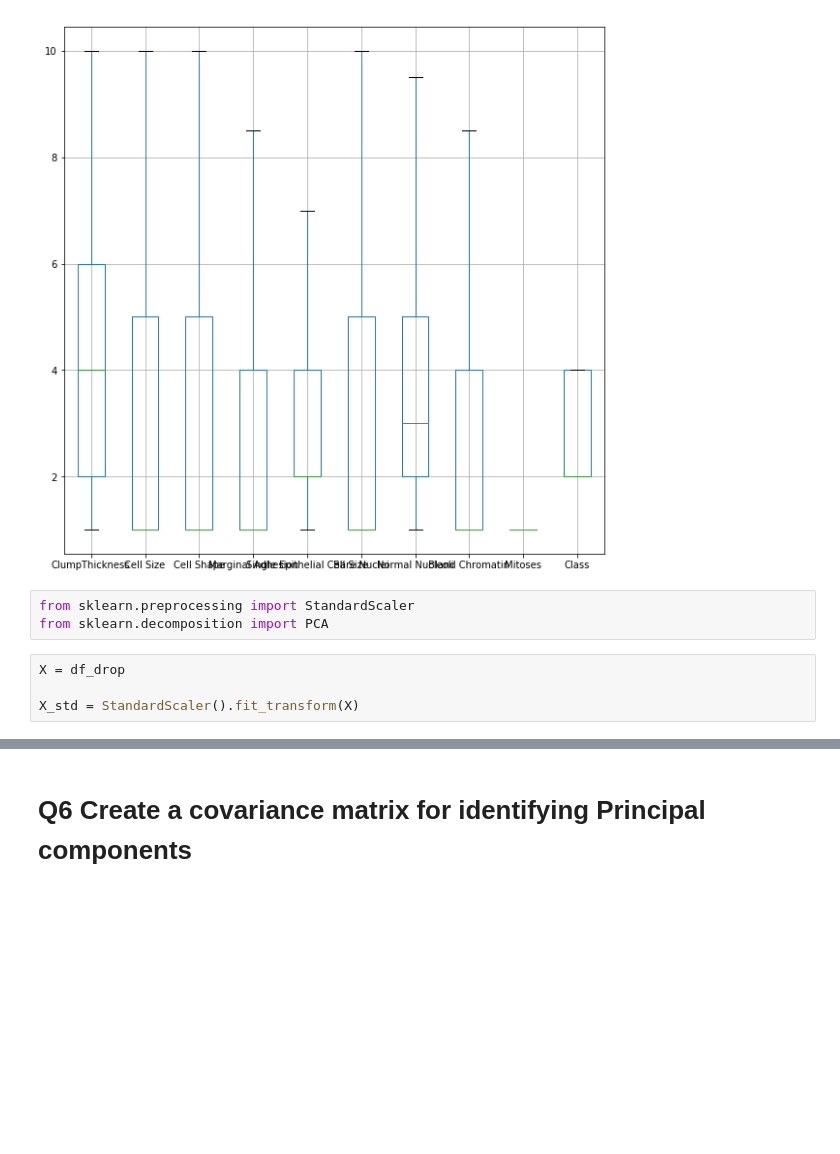
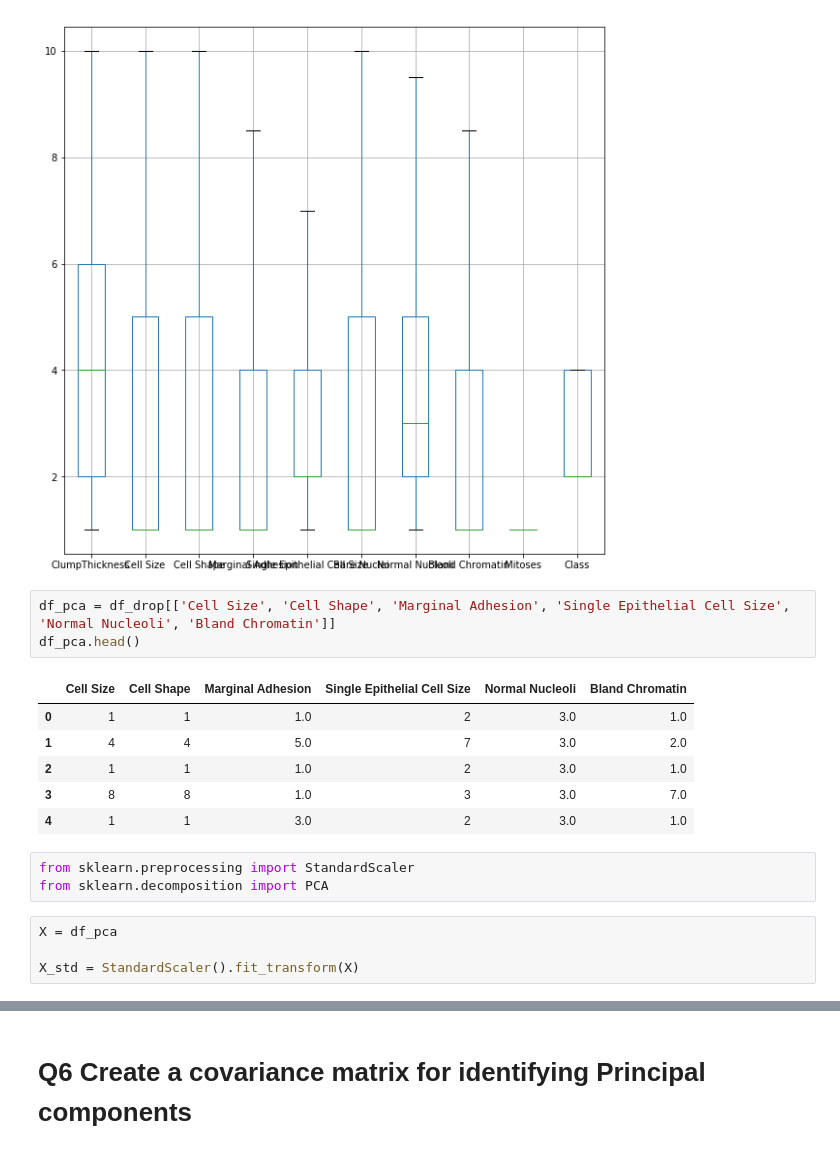
Before and after one commit to GreatLearningAIML1/pune-july19-batch-meet9426, a Jupyter notebook: R5_Internal_Lab_PCA_PBRS.ipynb, the cells around one changed output, grey strips where cells are left out. Drawn from its saved outputs; the diff is of its cells as text; blank space fills up the shorter version.

```diff
--- a/R5_Internal_Lab_PCA_PBRS.ipynb
+++ b/R5_Internal_Lab_PCA_PBRS.ipynb
@@ -326,11 +311,21 @@ df_drop.boxplot(figsize = (10,10))
 # %% [output]
 <matplotlib.axes._subplots.AxesSubplot at 0x...>
 [figure]
+# %%
+df_pca = df_drop[['Cell Size', 'Cell Shape', 'Marginal Adhesion', 'Single Epithelial Cell Size', 'Normal Nucleoli', 'Bland Chromatin']]
+df_pca.head()
+# %% [output]
+|  | Cell Size | Cell Shape | Marginal Adhesion | Single Epithelial Cell Size | Normal Nucleoli | Bland Chromatin |
+| 0 | 1 | 1 | 1.0 | 2 | 3.0 | 1.0 |
+| 1 | 4 | 4 | 5.0 | 7 | 3.0 | 2.0 |
+| 2 | 1 | 1 | 1.0 | 2 | 3.0 | 1.0 |
+| 3 | 8 | 8 | 1.0 | 3 | 3.0 | 7.0 |
+| 4 | 1 | 1 | 3.0 | 2 | 3.0 | 1.0 |
 # %%
 from sklearn.preprocessing import StandardScaler
 from sklearn.decomposition import PCA
 # %%
-X = df_drop
+X = df_pca
 
 X_std = StandardScaler().fit_transform(X)
 # %%
```
Also changed, not shown: parts of 17 cells of this notebook.
